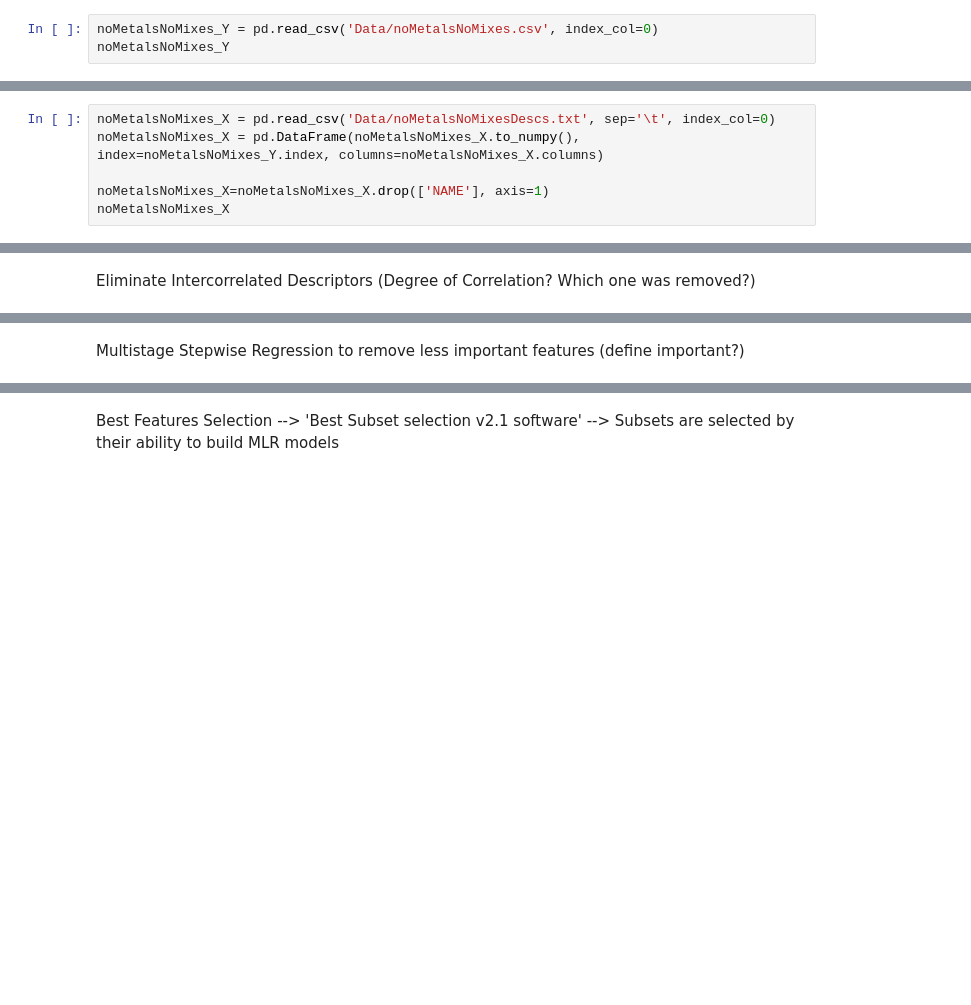
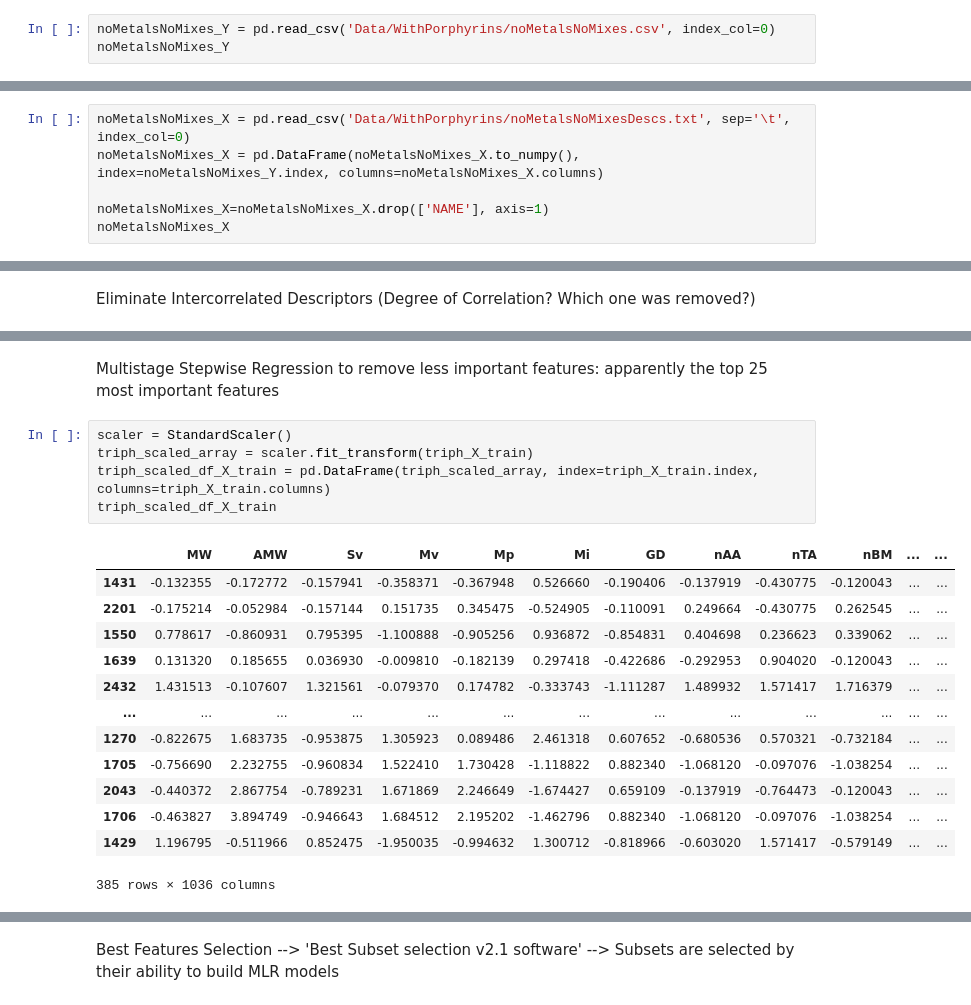
Before and after one commit to PaulC61/Cheminformatics, a Jupyter notebook: InternshipM2_BIU/WorkingEnvironment/Phase2/plsPaper.ipynb, the cells around one changed output, grey strips where cells are left out. Drawn from its saved outputs; the diff is of its cells as text; blank space fills up the shorter version.

```diff
--- a/InternshipM2_BIU/WorkingEnvironment/Phase2/plsPaper.ipynb
+++ b/InternshipM2_BIU/WorkingEnvironment/Phase2/plsPaper.ipynb
@@ -8,5 +12,5 @@ import numpy as np
 # %%
-noMetalsNoMixes_Y = pd.read_csv('Data/noMetalsNoMixes.csv', index_col=0)
+noMetalsNoMixes_Y = pd.read_csv('Data/WithPorphyrins/noMetalsNoMixes.csv', index_col=0)
 noMetalsNoMixes_Y
 # %% [output]
 |  | VOC | JSC | FF | PCE | Electrolyte | Active area | Co-adsorbent | Co-sensitizer | ... |
@@ -23,7 +27,7 @@ noMetalsNoMixes_Y
 | 4425 | 641.0 | 12.37 | 0.66 | 5.21 | Iodide_Triiodide | 0.12 cm2 | - | - | ... |
 1631 rows × 31 columns
 # %%
-noMetalsNoMixes_X = pd.read_csv('Data/noMetalsNoMixesDescs.txt', sep='\t', index_col=0)
+noMetalsNoMixes_X = pd.read_csv('Data/WithPorphyrins/noMetalsNoMixesDescs.txt', sep='\t', index_col=0)
 noMetalsNoMixes_X = pd.DataFrame(noMetalsNoMixes_X.to_numpy(), index=noMetalsNoMixes_Y.index, columns=noMetalsNoMixes_X.columns)
 
 noMetalsNoMixes_X=noMetalsNoMixes_X.drop(['NAME'], axis=1)
@@ -187,2 +156,21 @@ Deprecated in NumPy 1.20; for more details and guidance: https://numpy.org/devdo
 # %% [markdown]
-Multistage Stepwise Regression to remove less important features (define important?)
+Multistage Stepwise Regression to remove less important features: apparently the top 25 most important features
+# %%
+scaler = StandardScaler()
+triph_scaled_array = scaler.fit_transform(triph_X_train)
+triph_scaled_df_X_train = pd.DataFrame(triph_scaled_array, index=triph_X_train.index, columns=triph_X_train.columns)
+triph_scaled_df_X_train
+# %% [output]
+|  | MW | AMW | Sv | Mv | Mp | Mi | GD | nAA | nTA | nBM | ... | ... |
+| 1431 | -0.132355 | -0.172772 | -0.157941 | -0.358371 | -0.367948 | 0.526660 | -0.190406 | -0.137919 | -0.430775 | -0.120043 | ... | ... |
+| 2201 | -0.175214 | -0.052984 | -0.157144 | 0.151735 | 0.345475 | -0.524905 | -0.110091 | 0.249664 | -0.430775 | 0.262545 | ... | ... |
+| 1550 | 0.778617 | -0.860931 | 0.795395 | -1.100888 | -0.905256 | 0.936872 | -0.854831 | 0.404698 | 0.236623 | 0.339062 | ... | ... |
+| 1639 | 0.131320 | 0.185655 | 0.036930 | -0.009810 | -0.182139 | 0.297418 | -0.422686 | -0.292953 | 0.904020 | -0.120043 | ... | ... |
+| 2432 | 1.431513 | -0.107607 | 1.321561 | -0.079370 | 0.174782 | -0.333743 | -1.111287 | 1.489932 | 1.571417 | 1.716379 | ... | ... |
+| ... | ... | ... | ... | ... | ... | ... | ... | ... | ... | ... | ... | ... |
+| 1270 | -0.822675 | 1.683735 | -0.953875 | 1.305923 | 0.089486 | 2.461318 | 0.607652 | -0.680536 | 0.570321 | -0.732184 | ... | ... |
+| 1705 | -0.756690 | 2.232755 | -0.960834 | 1.522410 | 1.730428 | -1.118822 | 0.882340 | -1.068120 | -0.097076 | -1.038254 | ... | ... |
+| 2043 | -0.440372 | 2.867754 | -0.789231 | 1.671869 | 2.246649 | -1.674427 | 0.659109 | -0.137919 | -0.764473 | -0.120043 | ... | ... |
+| 1706 | -0.463827 | 3.894749 | -0.946643 | 1.684512 | 2.195202 | -1.462796 | 0.882340 | -1.068120 | -0.097076 | -1.038254 | ... | ... |
+| 1429 | 1.196795 | -0.511966 | 0.852475 | -1.950035 | -0.994632 | 1.300712 | -0.818966 | -0.603020 | 1.571417 | -0.579149 | ... | ... |
+385 rows × 1036 columns
```
Also changed, not shown: parts of 13 cells of this notebook.
